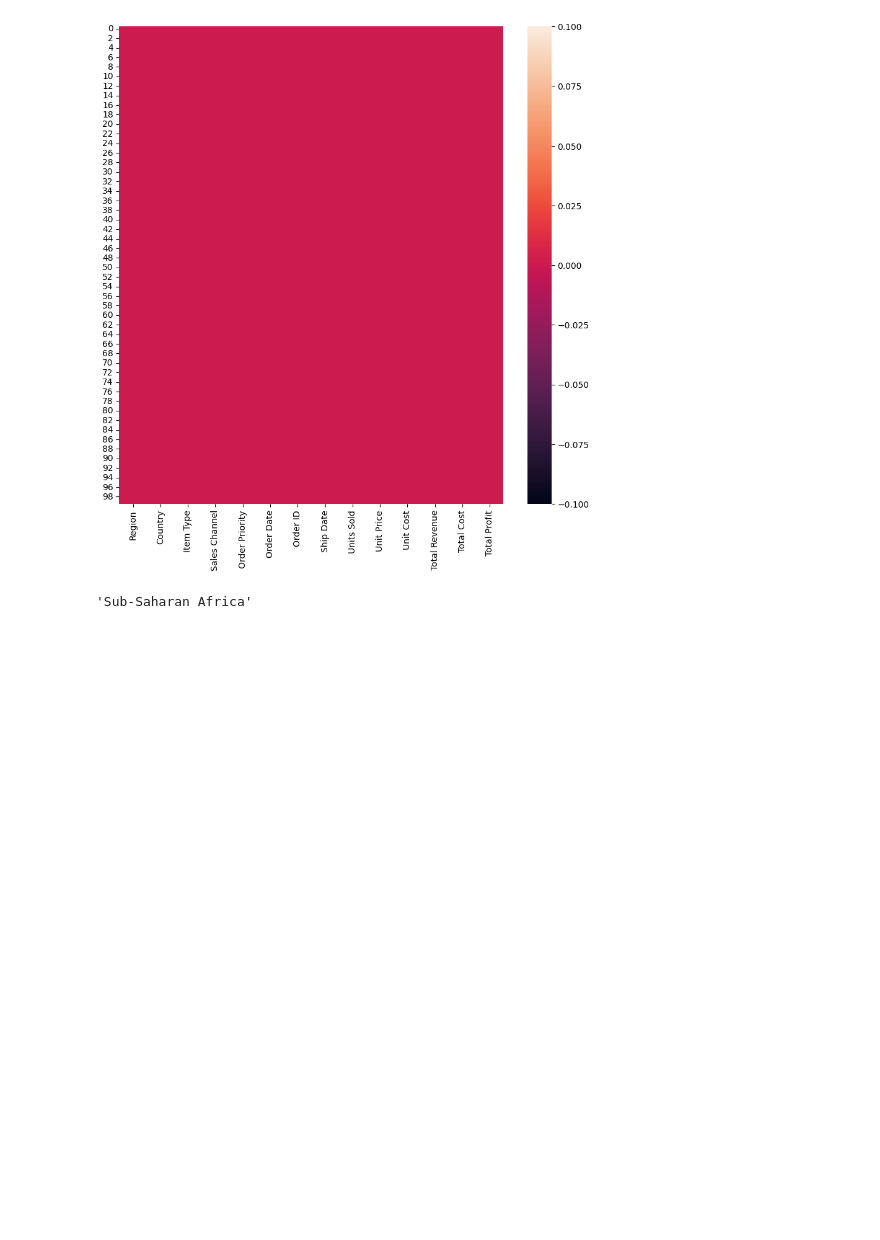
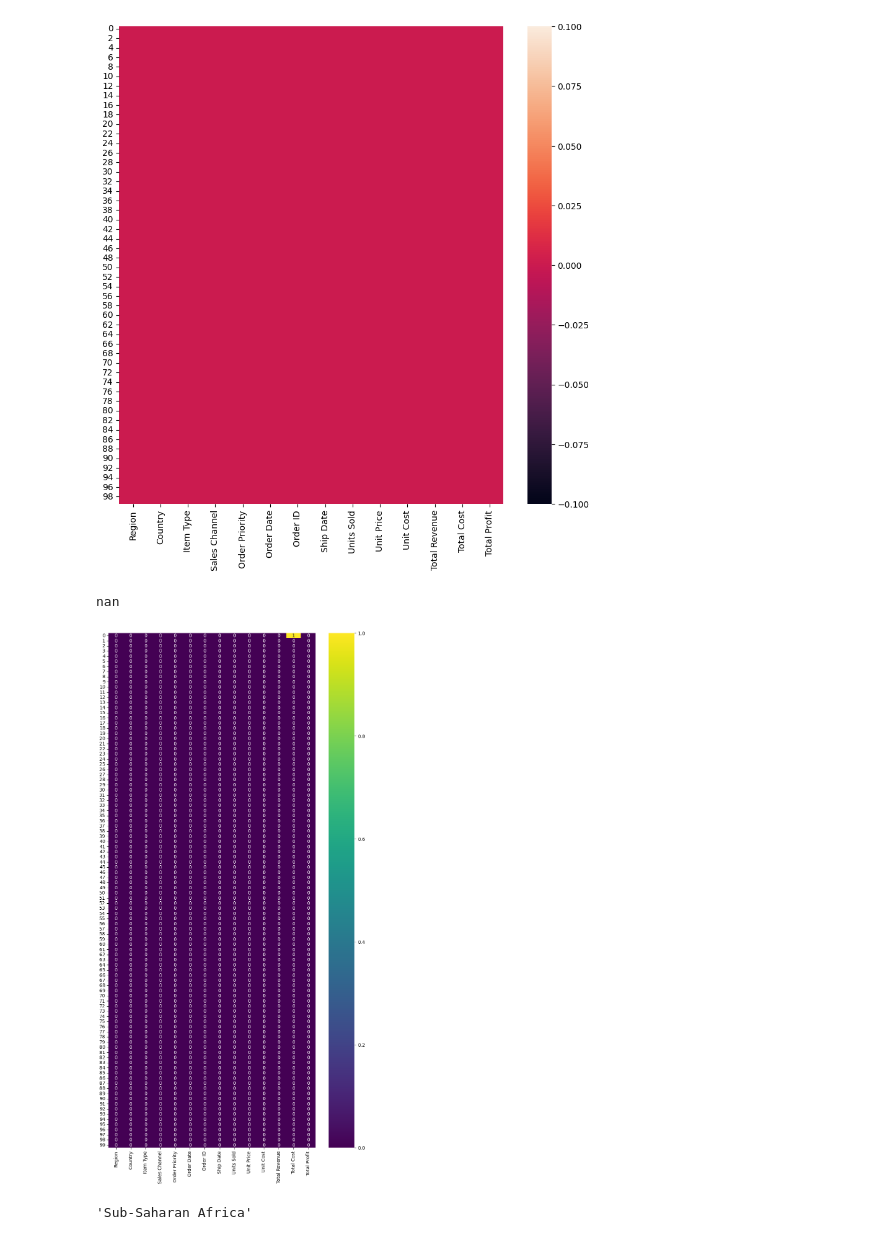
Before and after one commit to KhanhChinh12/BigData_Group6, a Jupyter notebook: Amazon_Sales_Big_Data_(N04)_Group_6.ipynb, the cells around one changed output. Cells and saved outputs as stored; diff of their text form; code cells hidden in the pictures; blank space fills up the shorter version.

```diff
--- a/Amazon_Sales_Big_Data_(N04)_Group_6.ipynb
+++ b/Amazon_Sales_Big_Data_(N04)_Group_6.ipynb
@@ -208,6 +204,18 @@ sns.heatmap(data.isnull())
 plt.show()
 # %% [output]
 [figure]
+# %%
+test = data.iloc[0, 12] = np.nan
+test
+# %% [output]
+nan
+# %%
+plt.figure(figsize=(10, 20))
+sns.heatmap(data.isnull(), annot = True, cmap='viridis')
+
+plt.show()
+# %% [output]
+[figure, added]
 # %%
 Highest_Total_Revenue = data.groupby(data['Region'])['Total Revenue'].sum()
 Highest_Total_Revenue.idxmax()
```
Also changed, not shown: parts of 6 cells of this notebook.
